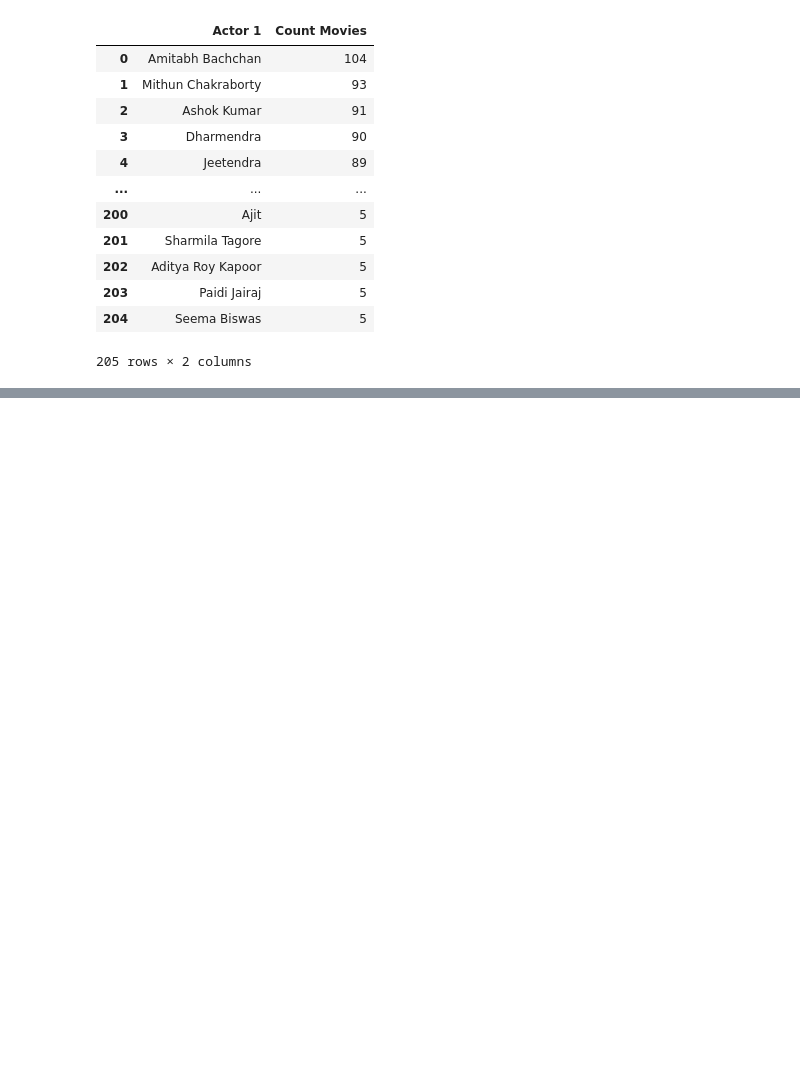
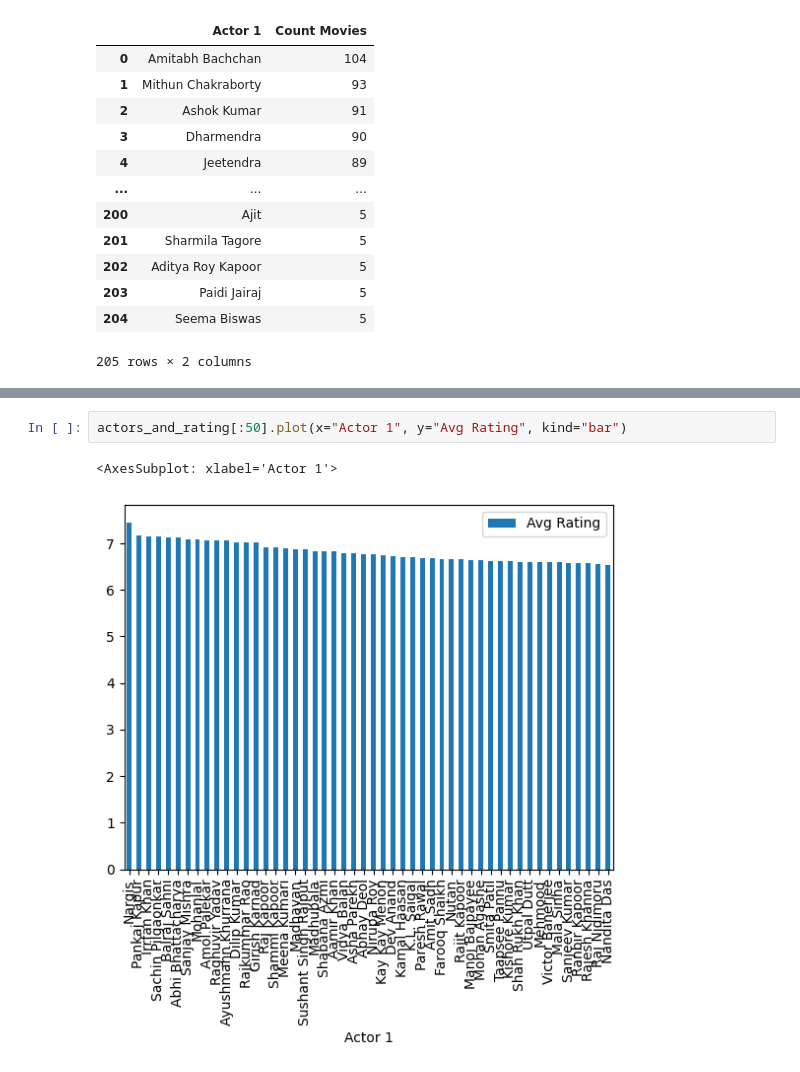
Before and after one commit to manaskocharekar/jupyter-notebooks, a Jupyter notebook: IMDb Movies India.ipynb, the cells around one changed output, grey strips where cells are left out. Drawn from its saved outputs; the diff is of its cells as text; blank space fills up the shorter version.

Commit message:
Added the bar chart

```diff
--- a/IMDb Movies India.ipynb
+++ b/IMDb Movies India.ipynb
@@ -233,0 +235,5 @@ actors_and_rating
+# %%
+actors_and_rating[:50].plot(x="Actor 1", y="Avg Rating", kind="bar")
+# %% [output]
+<AxesSubplot: xlabel='Actor 1'>
+[figure, added]
```
Also changed, not shown: parts of 9 cells of this notebook.
